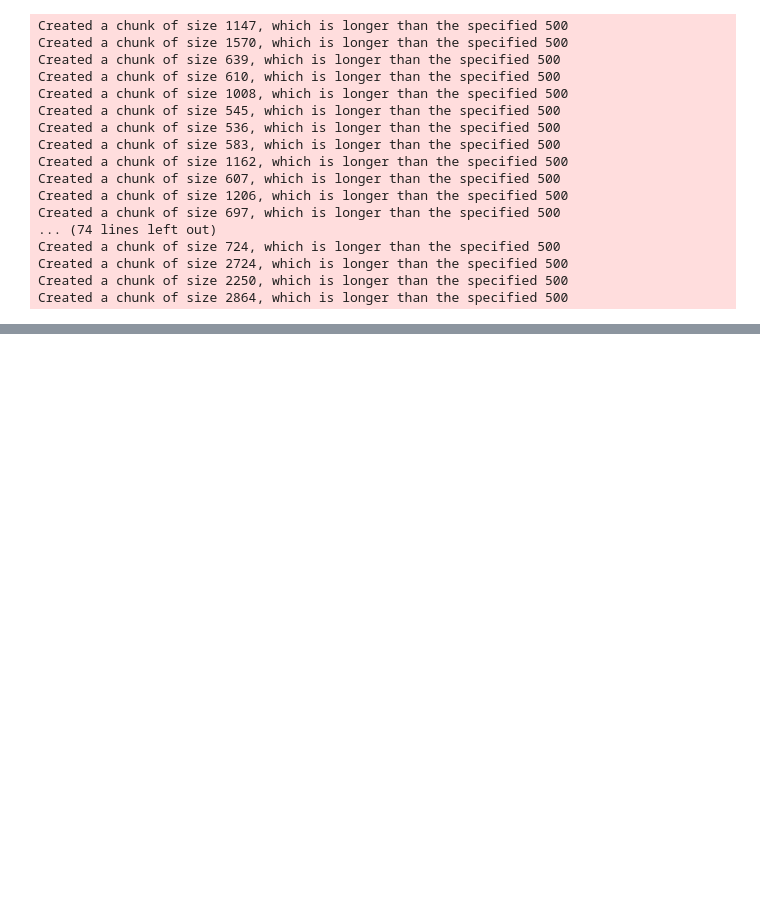
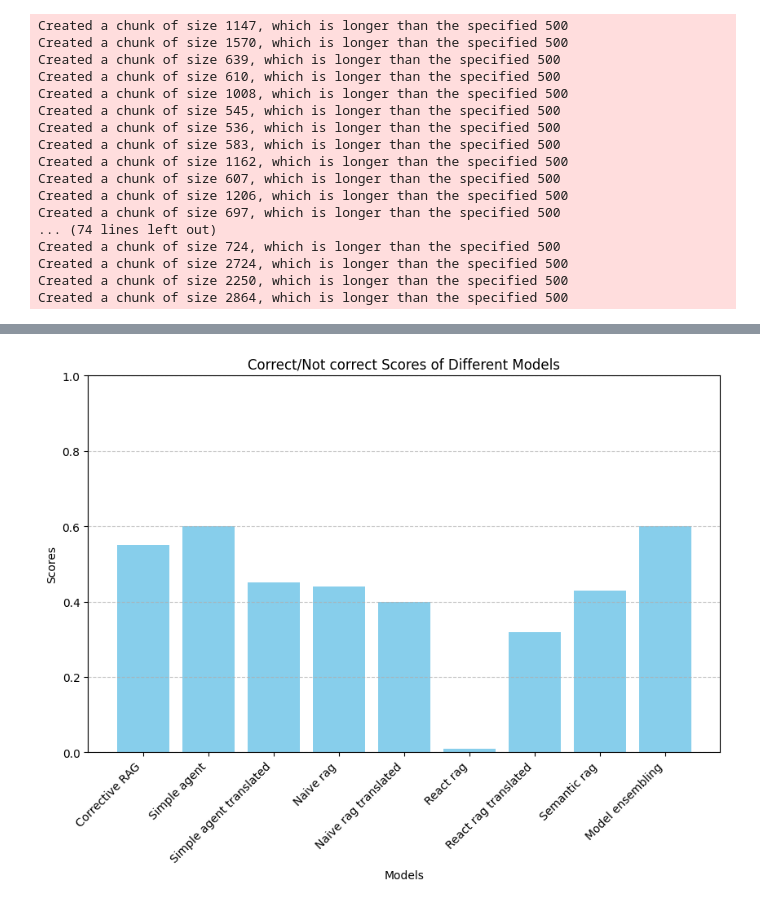
Before and after one commit to AdrianFolge/Master, a Jupyter notebook: master_folder/pipeline.ipynb, the cells around one changed output, grey strips where cells are left out. Drawn from its saved outputs; the diff is of its cells as text; code cells hidden in the pictures; blank space fills up the shorter version.

```diff
--- a/master_folder/pipeline.ipynb
+++ b/master_folder/pipeline.ipynb
@@ -53,13 +58,14 @@ references = load_dataset('csv', data_files=file_path, split=f"train[:{instances
 refs = references["svar"]
 questions = references["spørsmål"]
 # %%
-corrective_rag_translated_list, corrective_rag_translated_context = corrective_rag_translated(instances, file_path, databases_translated)
-simple_agent_rag_list = simple_agent_rag(instances, file_path, databases)
-simple_agent_rag_translated_list = simple_agent_rag_translated(instances, file_path, databases_translated)
+## Getting the answers and contexts from the models
+corrective_rag_translated_list, corrective_rag_translated_context = corrective_rag_translated(instances, file_path, databases_translated, llm)
+simple_agent_rag_list = simple_agent_rag(instances, file_path, databases, llm)
+simple_agent_rag_translated_list = simple_agent_rag_translated(instances, file_path, databases_translated, llm)
 naive_rag_list = naive_rag(instances, file_path, databases)
 naive_rag_translated_list = naive_rag_translated(instances, file_path, databases_translated)
-react_rag_translated_list,react_rag_translated_context  = react_rag_translated(instances, file_path, databases_translated)
-react_rag_list, react_rag_context = react_rag(instances, file_path, databases)
+react_rag_translated_list,react_rag_translated_context  = react_rag_translated(instances, file_path, databases_translated, llm)
+react_rag_list, react_rag_context = react_rag(instances, file_path, databases, llm)
 semantic_rag_list, semantic_rag_context = semantic_model(instances, file_path, semantic_databases)
 # %% [output]
 ---RETRIEVE---
@@ -117,6 +393,5 @@ print(semantic_rag_score)
 # %%
-references = load_dataset('csv', data_files=file_path, split=f"train[:{instances}]")
-refs = references["svar"]
+## Getting the yes/no evals
 print("Scores for corrective RAG")
 corrective_rag_score = evaluate_model(corrective_rag_translated_list, refs, instances)
 print("#############")
@@ -138,3 +413,9 @@ print("#############")
 print("Scores for react RAG translated")
 react_rag_translated_score = evaluate_model(react_rag_translated_list, refs, instances)
 print("#############")
+print("Scores for semantic RAG")
+semantic_rag_score = evaluate_model(semantic_rag_list, refs, instances)
+print("#############")
+print("Scores for ensembling models")
+ensemble_models_score = evaluate_model(ensembling_models_list, refs, instances)
+print("#############")
@@ -148,6 +439,0 @@ def create_predictions_dict(*lists):
-# %%
-predictions_dict = create_predictions_dict(corrective_rag_translated_list, simple_agent_rag_list, simple_agent_rag_translated_list, naive_rag_list, naive_rag_translated_list, react_rag_translated_list, react_rag_list)
-ensembling_models = ensemble_models(predictions_dict, references, instances, list_of_context)
-print("Scores for the ensembled model")
-ensemble_models_score = evaluate_model(ensembling_models, refs, instances)
-print("#############")
@@ -154,15 +482,17 @@ print("#############")
 # %%
-# Scores for each model (example data)
-model_names = ["Corrective RAG", "Simple agent", "Simple agent translated", "Naive rag", "Naive rag translated", "React rag", "React rag translated", "Model ensembling"]
-scores = [corrective_rag_score, simple_agent_score, simple_agent_translated_score, naive_rag_score, naive_rag_translated_score, react_rag_score, react_rag_translated_score, ensemble_models_score]
+# Correct Scores for each model (example data)
+model_names = ["Corrective RAG", "Simple agent", "Simple agent translated", "Naive rag", "Naive rag translated", "React rag", "React rag translated", "Semantic rag","Model ensembling"]
+scores = [corrective_rag_score, simple_agent_score, simple_agent_translated_score, naive_rag_score, naive_rag_translated_score, react_rag_score, react_rag_translated_score, semantic_rag_score,ensemble_models_score]
 
 # Plotting
 plt.figure(figsize=(10, 6))
 plt.bar(model_names, scores, color='skyblue')
 plt.xlabel('Models')
 plt.ylabel('Scores')
-plt.title('Scores of Different Models')
+plt.title('Correct/Not correct Scores of Different Models')
 plt.ylim(0, 1)  # Set y-axis limits to 0 and 1
 plt.grid(axis='y', linestyle='--', alpha=0.7)
 plt.xticks(rotation=45, ha='right')
 plt.show()
+# %% [output]
+[figure, added]
```
Also changed, not shown: parts of 26 cells of this notebook, 11 other files.
